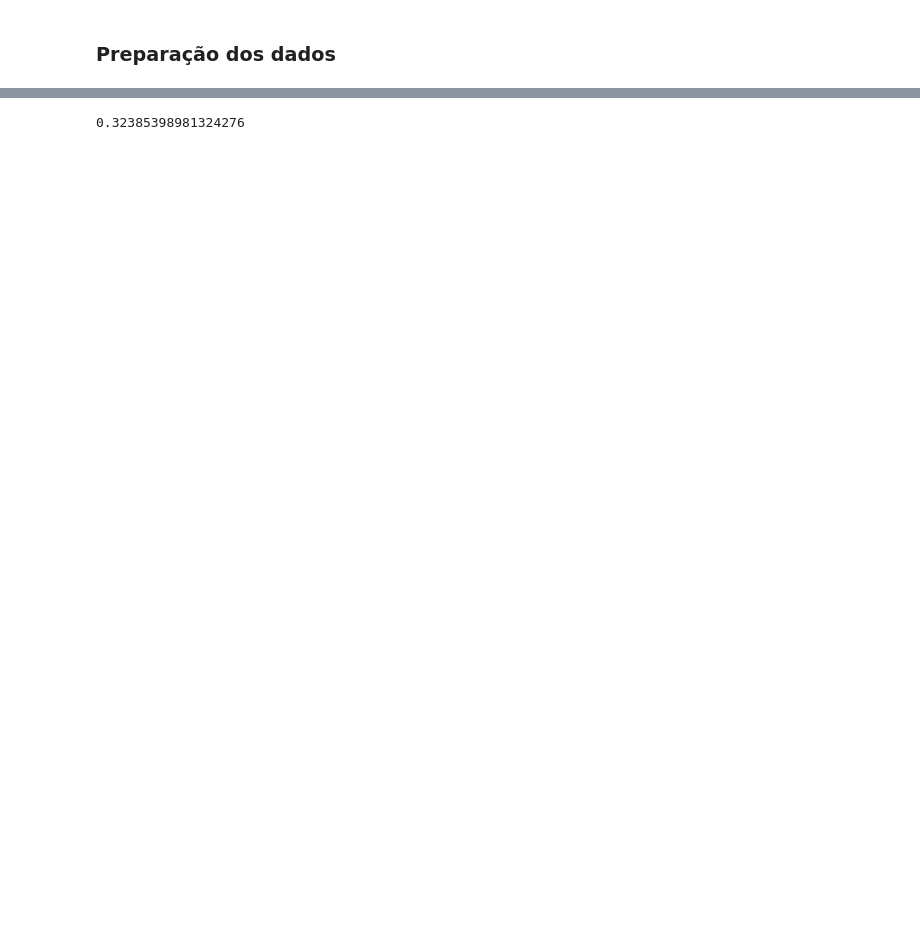
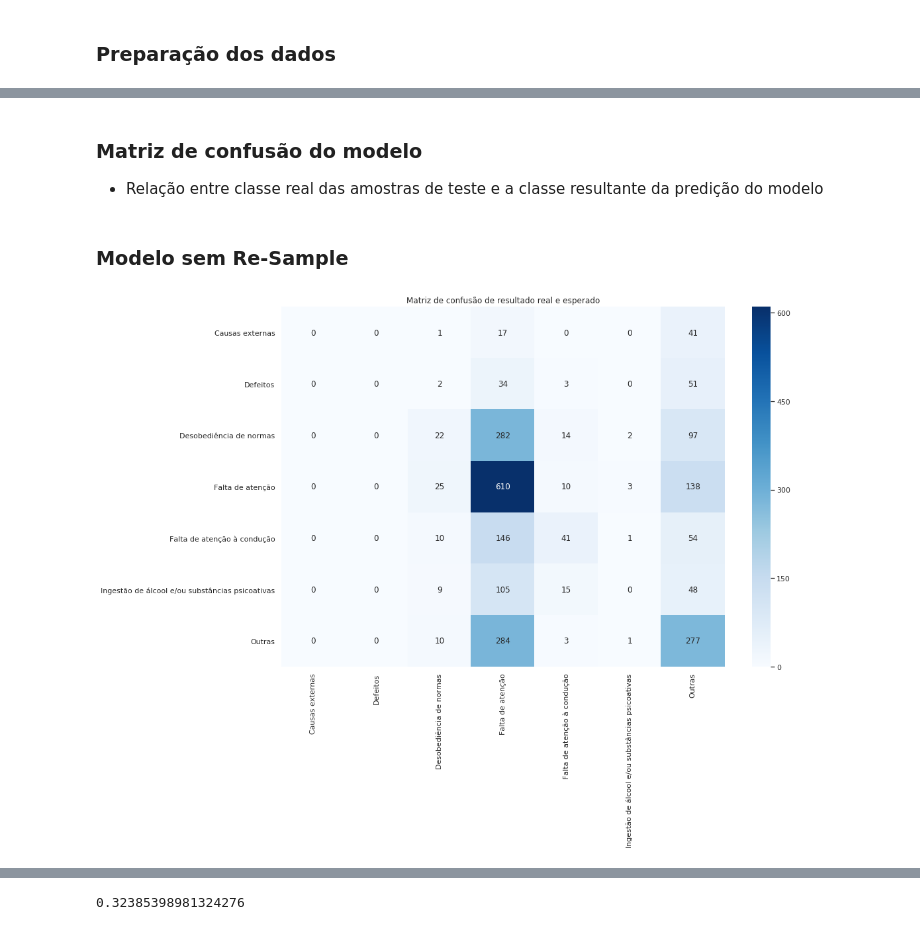
Before and after one commit to IagoCarvalho/tcc_scripts, a Jupyter notebook: ML_classification.ipynb, the cells around one changed output, grey strips where cells are left out. Saved outputs shown, nothing was run; the diff lists cells and outputs as text; code cells hidden in the pictures; blank space fills up the shorter version.

```diff
--- a/ML_classification.ipynb
+++ b/ML_classification.ipynb
@@ -52,4 +93,6 @@ Ingestão de álcool ou substâncias psicoativas
 # %%
+acidentes_prf = mongo_to_dataframe("acidentes_rodovias_2010_2019")
+
 dias = {
     'segunda-feira': 'Segunda',
     'terça-feira': 'Terça',
@@ -75,7 +118,6 @@ tipos = {
     'Colisão com objeto estático': 'Colisão com objeto fixo',
     'Saída de leito carroçável': 'Saída de Pista'
 }
-
 
 causas = {
     'Sinalização da via insuficiente ou inadequada': 'Causas externas',
@@ -115,9 +157,7 @@ causas = {
     'Desobediência às normas de trânsito pelo condutor': 'Desobediência de normas',
 }
 
-acidentes_prf = mongo_to_dataframe("acidentes_rodovias_2010_2019")
-
-columns_to_drop = ['data_inversa', 'horario', 'uf', 'ano', 'km', 'ignorados', 'sentido_via']
+columns_to_drop = ['data_inversa', 'horario', 'uf', 'ano', 'km', 'ignorados']
 
 acidentes_prf.causa_acidente = acidentes_prf.causa_acidente.str.strip()
 acidentes_prf.causa_acidente = acidentes_prf.causa_acidente.str.capitalize()
@@ -145,10 +185,6 @@ acidentes_prf.tipo_acidente = acidentes_prf.tipo_acidente.replace(tipos)
 
 acidentes_prf.classificacao_acidente = acidentes_prf.classificacao_acidente.str.strip()
 
-#acidentes_prf.km = acidentes_prf.km.astype(str)
-#acidentes_prf.km = acidentes_prf.km.replace({',':'.'})
-
-#acidentes_prf.br = acidentes_prf.br.astype(str)
 acidentes_prf.br = acidentes_prf.br.replace({',':'.'})
 
 acidentes_prf = acidentes_prf.drop(columns_to_drop, axis = 1)
@@ -156,8 +192,7 @@ acidentes_prf = acidentes_prf.dropna()
 
 acidentes_prf.br = acidentes_prf.br.astype(float).astype(int)
 
-#acidentes_prf.sentido_via = acidentes_prf.sentido_via.str.strip()
-#acidentes_prf.km = acidentes_prf.km.astype(float).astype(int)
+acidentes_prf.sentido_via = acidentes_prf.sentido_via.str.strip()
 # %%
 acidentes_prf.info()
 # %% [output]
@@ -237,0 +395,27 @@ plt.xticks(rotation = 90)
+# %% [markdown]
+### Matriz de confusão do modelo
+
+* Relação entre classe real das amostras de teste e a classe resultante da predição do modelo
+# %% [markdown]
+### Modelo sem Re-Sample
+# %%
+unique_label = np.unique([y_test, y_pred])
+
+confusion_mtx = pd.DataFrame(
+    confusion_matrix(y_test, y_pred, labels = unique_label),
+    index = [x for x in unique_label],
+    columns = [x for x in unique_label]
+)
+
+sns.heatmap(confusion_mtx, annot = True, cmap = plt.cm.Blues, fmt = 'd')
+
+# Fix para erros na versão atual do Seaborn que cortam lim superior e inferior da imagem
+b, t = plt.ylim()
+b += 0.5
+t -= 0.5
+
+plt.ylim(b, t)
+plt.title('Matriz de confusão de resultado real e esperado')
+plt.show()
+# %% [output]
+[figure, added]
```
Also changed, not shown: parts of 51 cells of this notebook.
